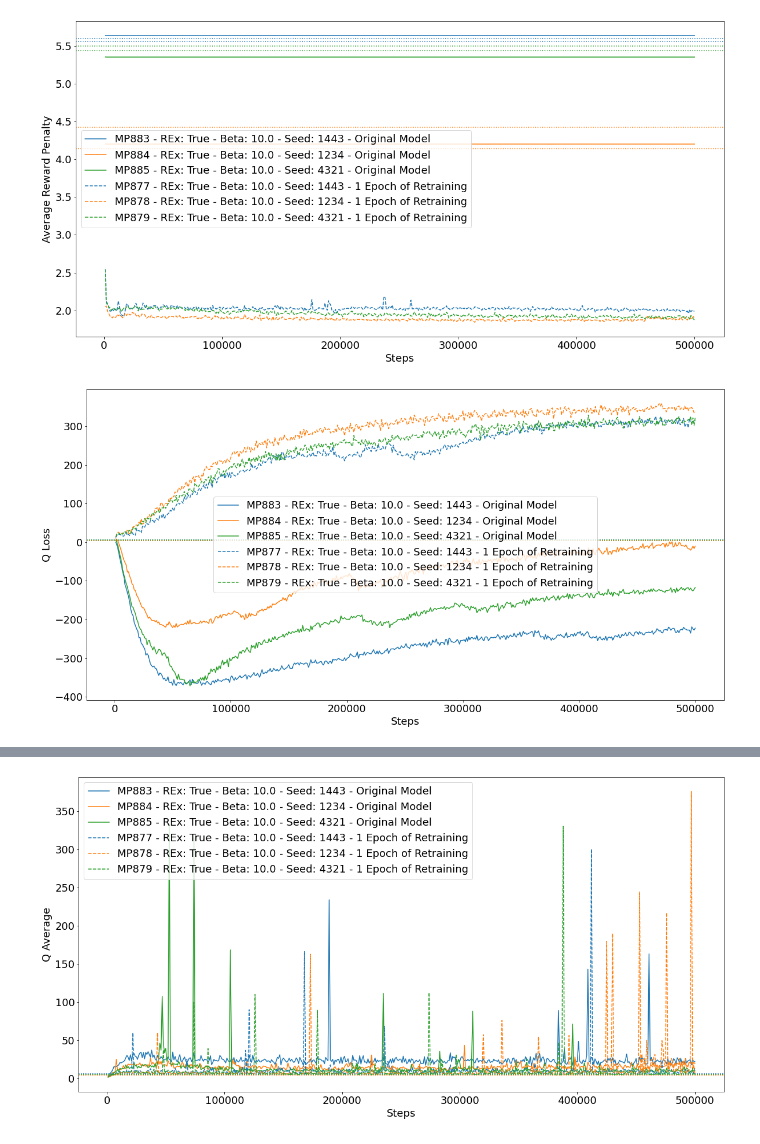
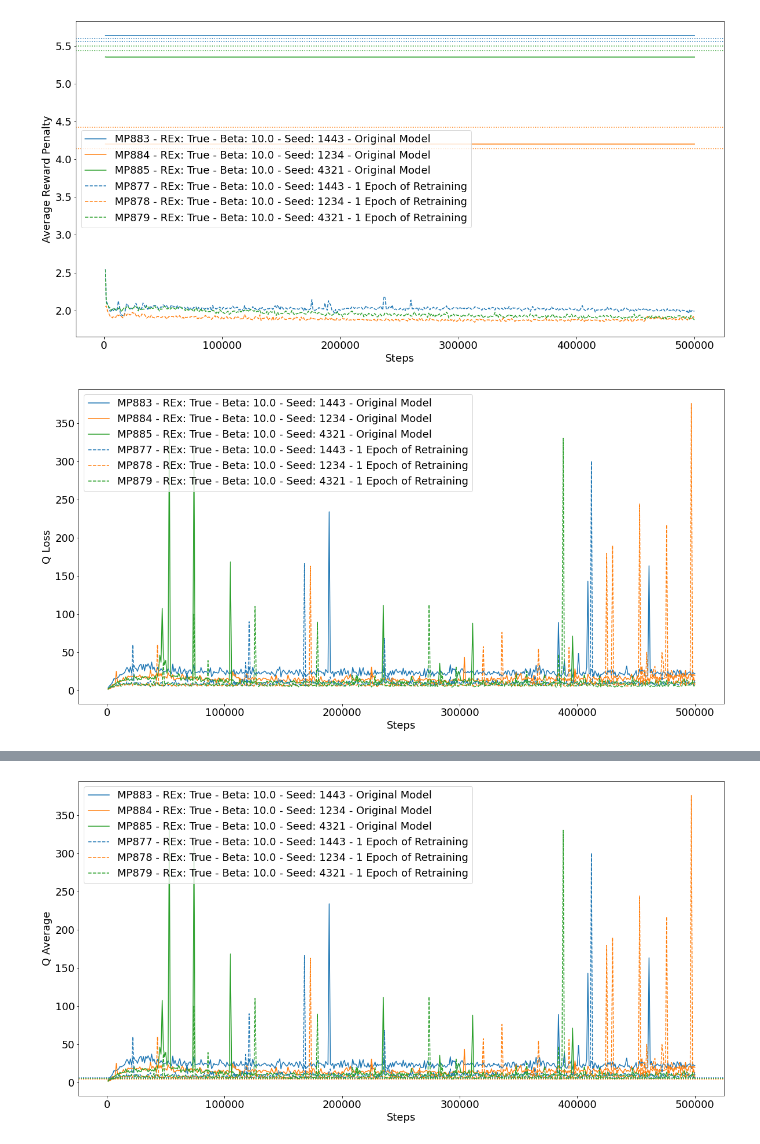
Before and after one commit to thatscotdatasci/mopo, a Jupyter notebook: jupyter/mixed_3/Analysis_MP875-MP885-Retrain.ipynb, the cells around one changed output, grey strips where cells are left out. Drawn from its saved outputs; the diff is of its cells as text; code cells hidden in the pictures.

```diff
--- a/jupyter/mixed_3/Analysis_MP875-MP885-Retrain.ipynb
+++ b/jupyter/mixed_3/Analysis_MP875-MP885-Retrain.ipynb
@@ -238,22 +283,21 @@ pass
 # %%
 fig, ax = plt.subplots(1, 1, figsize=(20,10))
 
-feature = 'Q-avg'
+feature = 'Q_loss'
 for exp, rex, beta, col_ind, ls, post_label in [
     (MP883, True, 10.0, 0, '-',  'Original Model'),
     (MP884, True, 10.0, 1, '-',  'Original Model'),
     (MP885, True, 10.0, 2, '-',  'Original Model'),
     (MP877, True, 10.0, 0, '--', '1 Epoch of Retraining'),
     (MP878, True, 10.0, 1, '--', '1 Epoch of Retraining'),
     (MP879, True, 10.0, 2, '--', '1 Epoch of Retraining'),
 ]:
     ax.plot(
         exp.sac.result['timesteps_total'], exp.sac.result[feature], c=cols[col_ind], ls=ls, label=f'{exp.name} - REx: {rex} - Beta: {beta} - Seed: {exp.seed} - {post_label}'
     )
-    ax.axhline(exp.max_penalty, c=cols[col_ind], ls=':')
 ax.set_xlabel('Steps')
 ax.set_ylabel('Q Loss')
 ax.legend()
 pass
 # %% [output]
-[figure, old version]
+[figure, new version]
```
Also changed, not shown: parts of 5 cells of this notebook, 7 other files.
